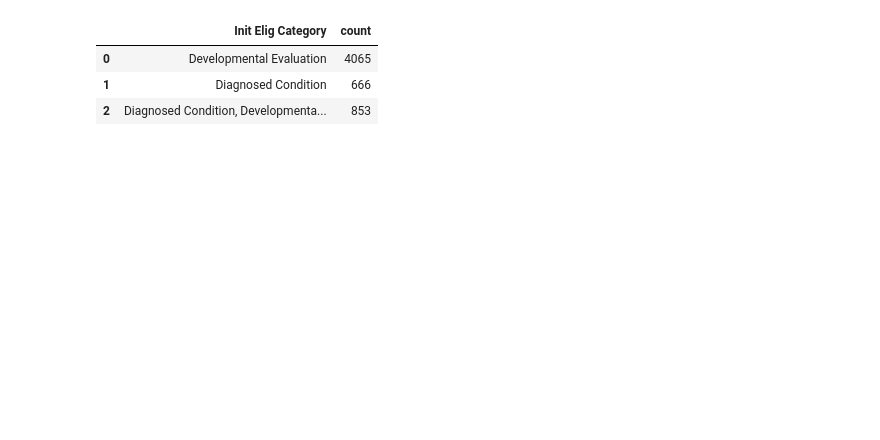
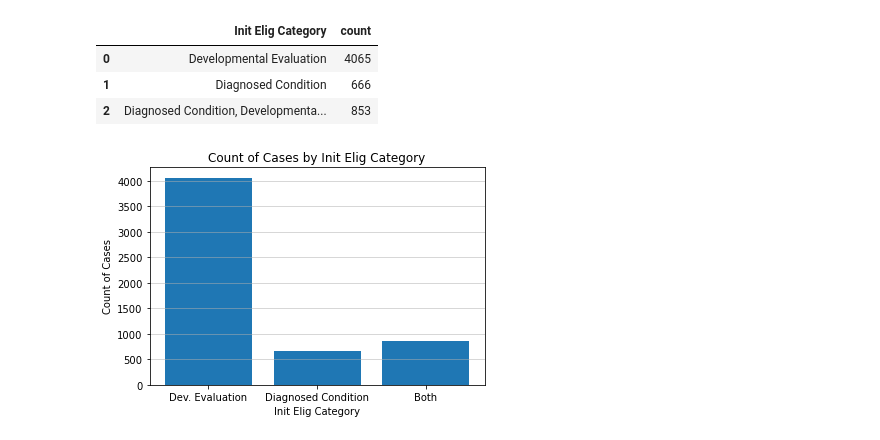
Before and after one commit to NSS-Data-Analytics-Cohort-7/didd-newbalancesonthebloc, a Jupyter notebook: Notebook/anewbalancesonthebloc2.0.ipynb, the cells around one changed output. Drawn from its saved outputs; the diff is of its cells as text; code cells hidden in the pictures; blank space fills up the shorter version.

```diff
--- a/Notebook/anewbalancesonthebloc2.0.ipynb
+++ b/Notebook/anewbalancesonthebloc2.0.ipynb
@@ -182,3 +200,13 @@ group_by_dataframe
 | 0 | Developmental Evaluation | 4065 |
 | 1 | Diagnosed Condition | 666 |
 | 2 | Diagnosed Condition, Developmenta... | 853 |
+# %%
+data = [4065,666,853]
+plt.bar(['Dev. Evaluation','Diagnosed Condition','Both'], data)
+plt.grid(linestyle='-', linewidth=0.5, axis='y')
+plt.xlabel('Init Elig Category')
+plt.ylabel('Count of Cases')
+plt.title('Count of Cases by Init Elig Category')
+plt.show()
+# %% [output]
+[figure, added]
```
Also changed, not shown: parts of 2 cells of this notebook.
